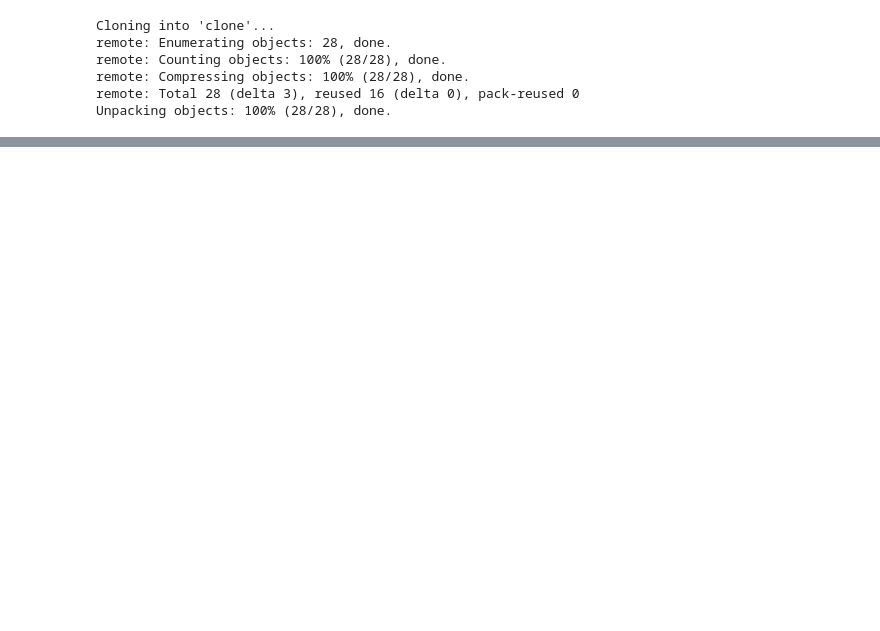
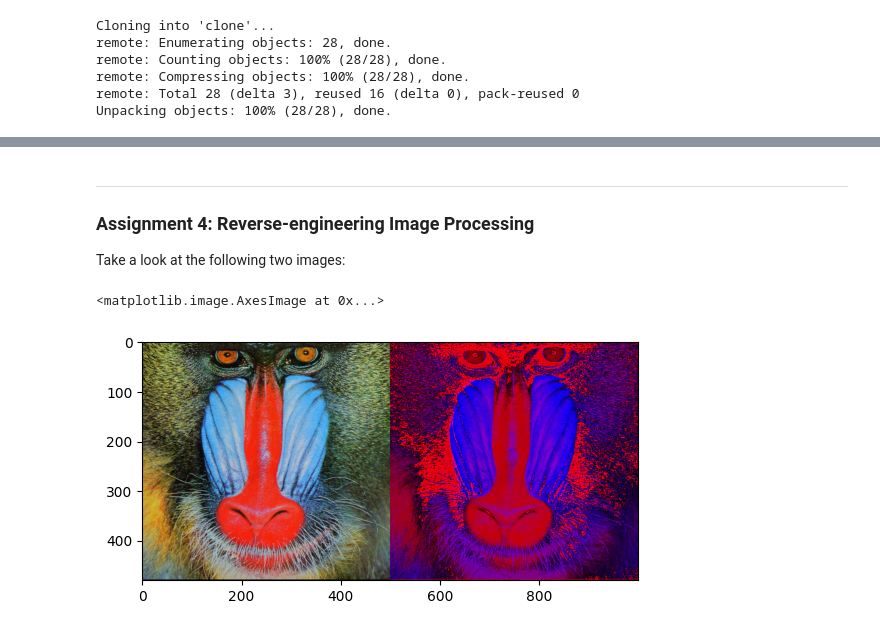
Before and after one commit to ferit-osirv/lab1, a Jupyter notebook: lab1.ipynb, the cells around one changed output, grey strips where cells are left out. Saved outputs shown, nothing was run; the diff lists cells and outputs as text; code cells hidden in the pictures; blank space fills up the shorter version.

```diff
--- a/lab1.ipynb
+++ b/lab1.ipynb
@@ -126,0 +372,17 @@ def show_image(image):
+# %% [markdown]
+____
+
+### Assignment 4: Reverse-engineering Image Processing
+
+Take a look at the following two images:
+# %%
+original = cv.imread('images/baboon.bmp')
+original = cv.cvtColor(original, cv.COLOR_BGR2RGB)
+modified = cv.imread('images/baboon_modified.bmp')
+modified = cv.cvtColor(modified, cv.COLOR_BGR2RGB)
+
+plot_img = np.hstack((original, modified))
+plt.imshow(plot_img)
+# %% [output]
+<matplotlib.image.AxesImage at 0x...>
+[figure, added]
```
Also changed, not shown: parts of 42 cells of this notebook, 15 other files.
